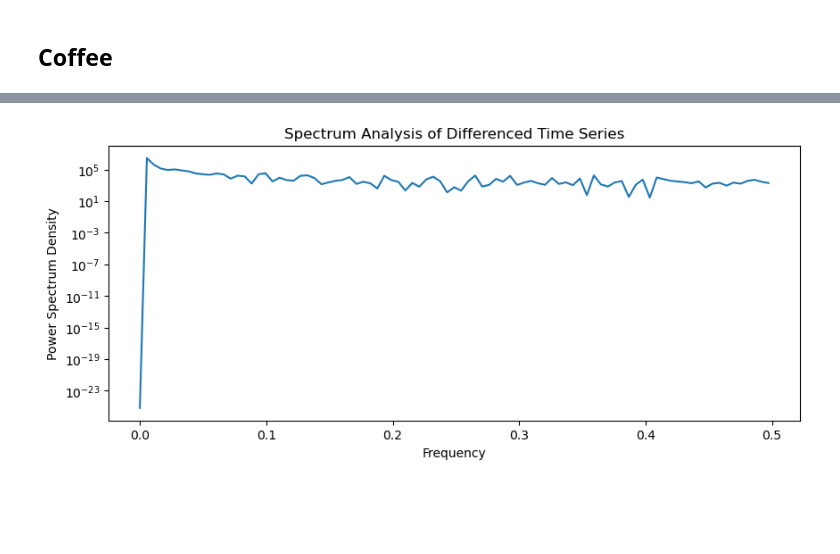
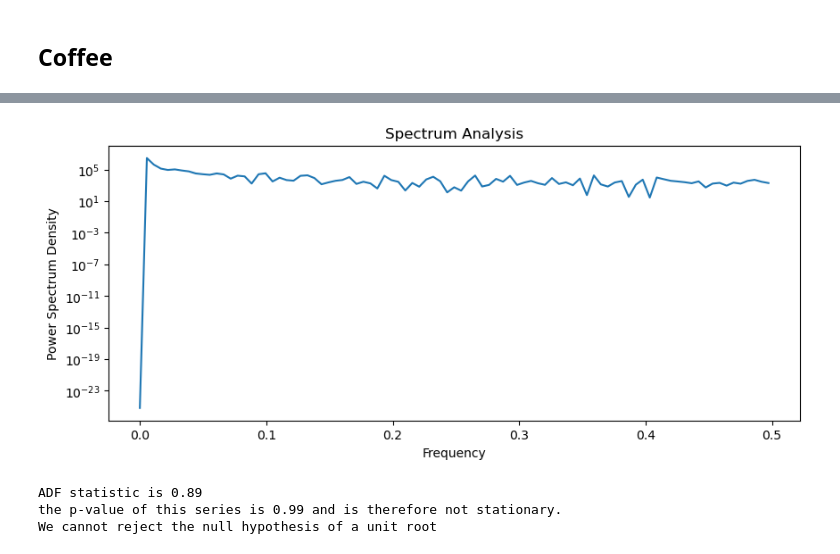
Before and after one commit to Murphysics1/masters_capstone, a Jupyter notebook: MLR_Autoregression_Model.ipynb, the cells around one changed output, grey strips where cells are left out. Cells and saved outputs as stored; diff of their text form; code cells hidden in the pictures; blank space fills up the shorter version.

Commit message:
Create Functions file to separate analysis and analytical tools

```diff
--- a/MLR_Autoregression_Model.ipynb
+++ b/MLR_Autoregression_Model.ipynb
@@ -47,13 +24,10 @@ memory usage: 7.2+ KB
 # %%
-f, Pxx = signal.periodogram(df_coffee['Quantity'])
-
-fig, ax = plt.subplots(figsize=(10,4))
-
-ax.semilogy(f,Pxx)
-ax.set(title = 'Spectrum Analysis of Differenced Time Series',
-       xlabel = 'Frequency',
-       ylabel = 'Power Spectrum Density')
-#ax.set_ylim([1e-4,1e1])
-plt.show()
+spectrum(df_coffee['Quantity'])
 # %% [output]
-[figure, old version]
+[figure, new version]
+# %%
+trend_stationary(df_coffee, 'Quantity')
+# %% [output]
+ADF statistic is 0.89
+the p-value of this series is 0.99 and is therefore not stationary.
+We cannot reject the null hypothesis of a unit root
```
Also changed, not shown: parts of 6 cells of this notebook, 2 other files.
